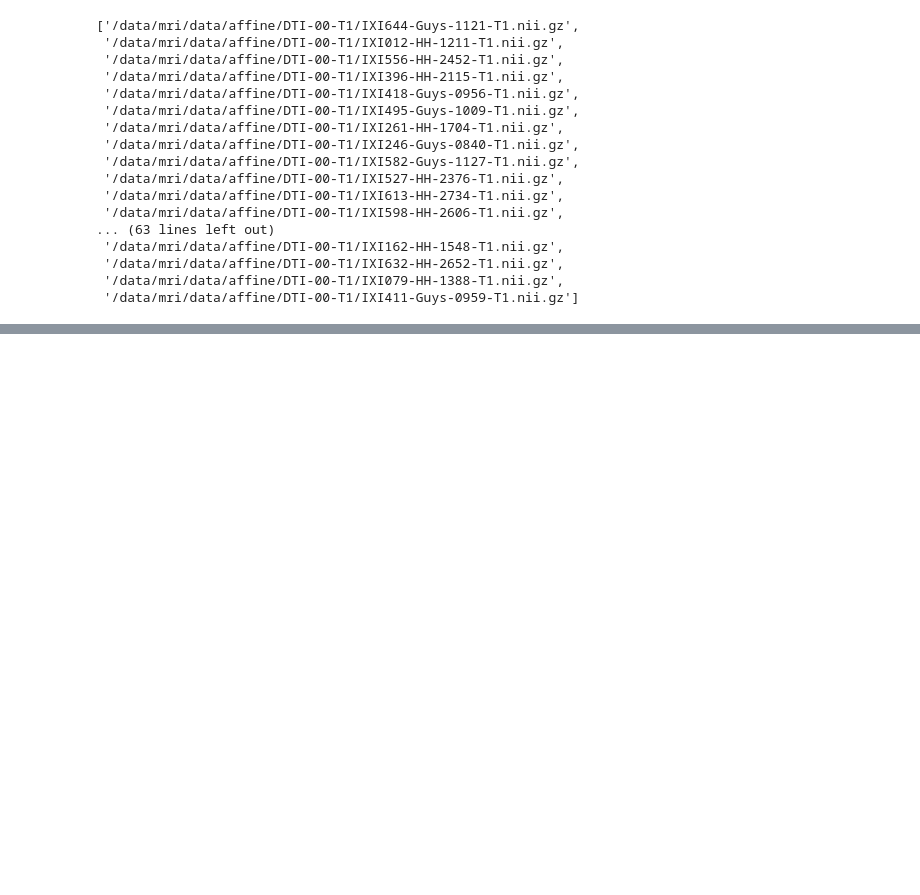
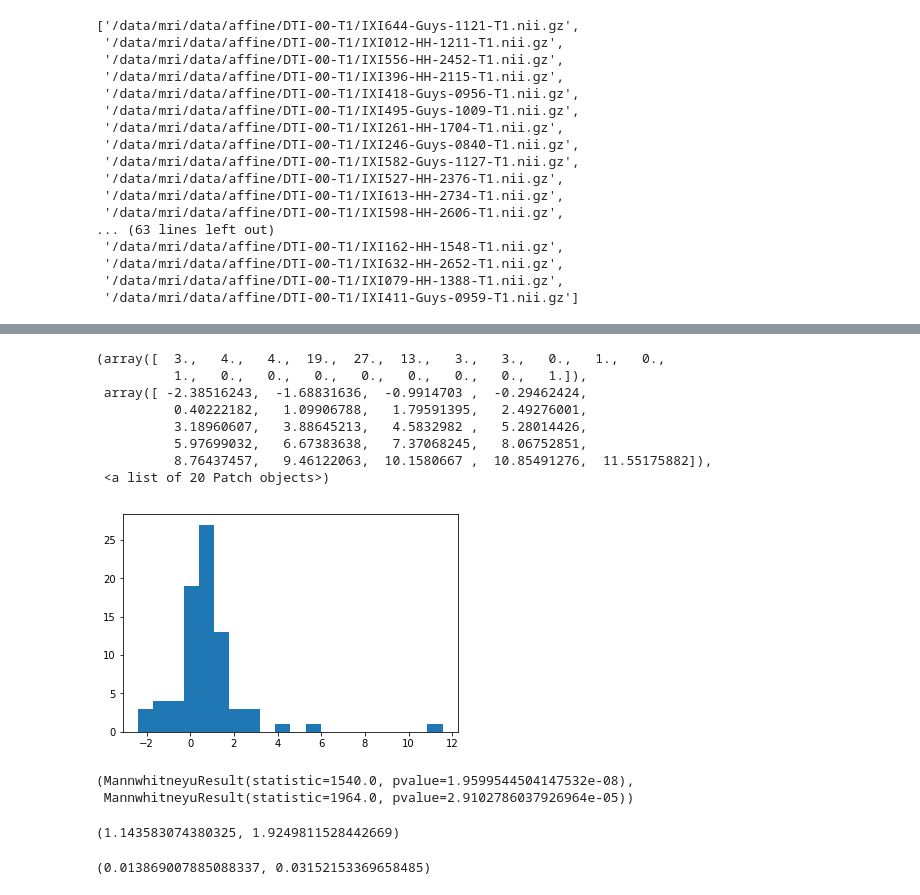
Before and after one commit to uw-biomedical-ml/mri2mri_notebooks, a Jupyter notebook: compare_registrations.ipynb, the cells around one changed output, grey strips where cells are left out. Drawn from its saved outputs; the diff is of its cells as text; code cells hidden in the pictures; blank space fills up the shorter version.

Commit message:
Some results

```diff
--- a/compare_registrations.ipynb
+++ b/compare_registrations.ipynb
@@ -142,0 +178,12 @@ plt.hist(RMS_source)
+# %%
+plt.hist(np.array(RMS_trans_source) - np.array(RMS_trans_pred), bins=20)
+# %% [output]
+(array([  3.,   4.,   4.,  19.,  27.,  13.,   3.,   3.,   0.,   1.,   0.,
+          1.,   0.,   0.,   0.,   0.,   0.,   0.,   0.,   1.]),
+ array([ -2.38516243,  -1.68831636,  -0.9914703 ,  -0.29462424,
+          0.40222182,   1.09906788,   1.79591395,   2.49276001,
+          3.18960607,   3.88645213,   4.5832982 ,   5.28014426,
+          5.97699032,   6.67383638,   7.37068245,   8.06752851,
+          8.76437457,   9.46122063,  10.1580667 ,  10.85491276,  11.55175882]),
+ <a list of 20 Patch objects>)
+[figure, added]
@@ -143,2 +192,15 @@ plt.hist(RMS_source)
+# %%
+mannwhitneyu(RMS_trans_pred, RMS_trans_source), mannwhitneyu(RMS_rot_pred, RMS_rot_source)
+# %% [output]
+(MannwhitneyuResult(statistic=1540.0, pvalue=1.9599544504147532e-08),
+ MannwhitneyuResult(statistic=1964.0, pvalue=2.9102786037926964e-05))
+# %%
+np.mean(RMS_trans_pred), np.mean(RMS_trans_source)
+# %% [output]
+(1.143583074380325, 1.9249811528442669)
+# %%
+np.mean(RMS_rot_pred), np.mean(RMS_rot_source)
+# %% [output]
+(0.013869007885088337, 0.03152153369658485)
 # %%
 RMS_pred, RMS_source
```
Also changed, not shown: parts of 6 cells of this notebook.
